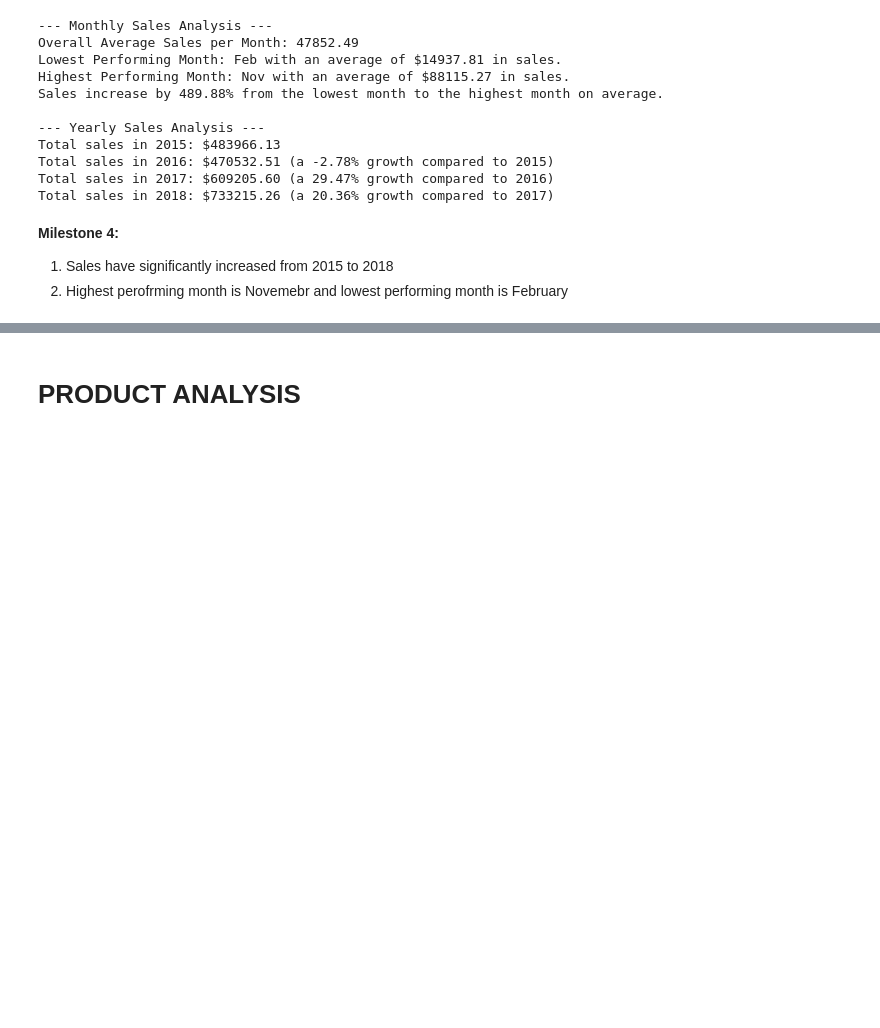
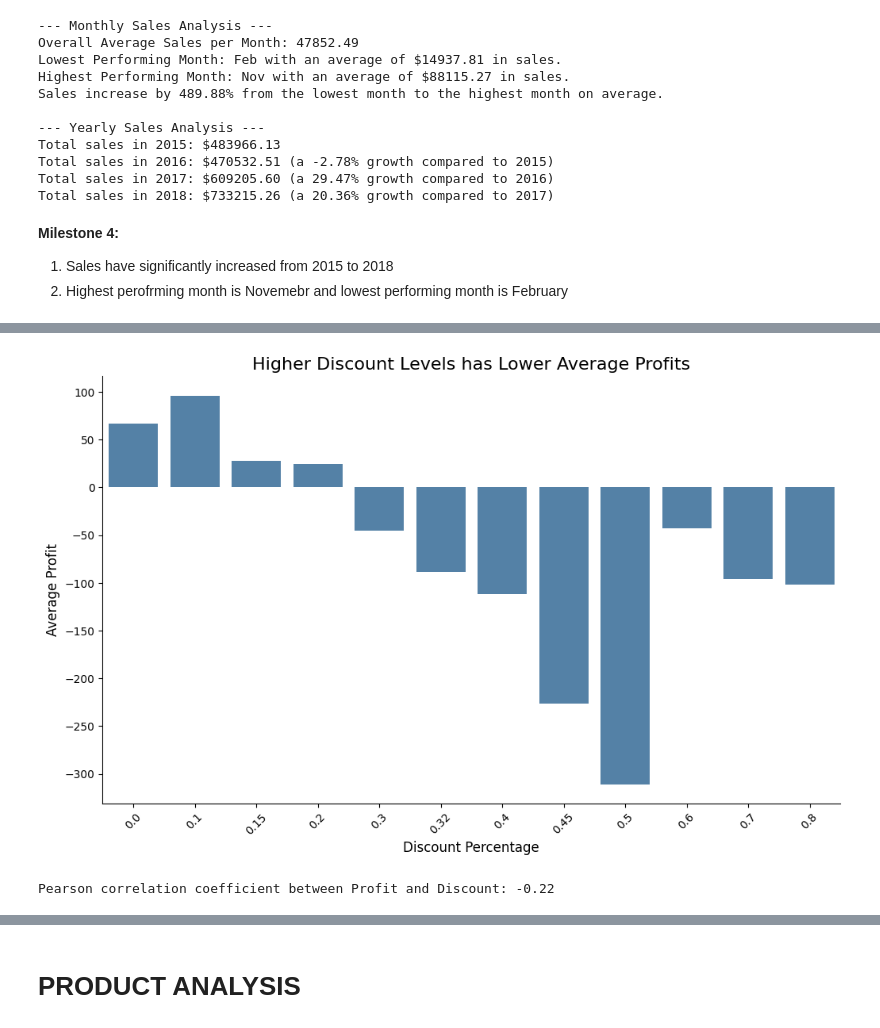
Before and after one commit to CHARUL1601/superstore-sales-profitability-analysis, a Jupyter notebook: Untitled0.ipynb, the cells around one changed output, grey strips where cells are left out. Saved outputs shown, nothing was run; the diff lists cells and outputs as text; code cells hidden in the pictures; blank space fills up the shorter version.

```diff
--- a/Untitled0.ipynb
+++ b/Untitled0.ipynb
@@ -476,0 +490,4 @@ Total sales in 2018: $733215.26 (a 20.36% growth compared to 2017)
+# %%
+average_profit_by_discount = sales_data.groupby("Discount")["Profit"].mean().reset_index()
+print("Average Profit by Discount Level:")
+print(average_profit_by_discount)
@@ -476,0 +509,17 @@ Total sales in 2018: $733215.26 (a 20.36% growth compared to 2017)
+# %%
+plt.figure(figsize=(12, 7))
+sns.barplot(data=average_profit_by_discount, x="Discount", y="Profit", color="steelblue")
+plt.title("Higher Discount Levels has Lower Average Profits", fontsize=16)
+plt.xlabel("Discount Percentage", fontsize=12)
+plt.ylabel("Average Profit", fontsize=12)
+plt.xticks(rotation=45)
+plt.gca().spines["top"].set_visible(False)
+plt.gca().spines["right"].set_visible(False)
+plt.show()
+# %% [output]
+[figure, added]
+# %%
+correlation = sales_data["Profit"].corr(sales_data["Discount"])
+print(f"Pearson correlation coefficient between Profit and Discount: {correlation:.2f}")
+# %% [output]
+Pearson correlation coefficient between Profit and Discount: -0.22
```
Also changed, not shown: parts of 12 cells of this notebook.
